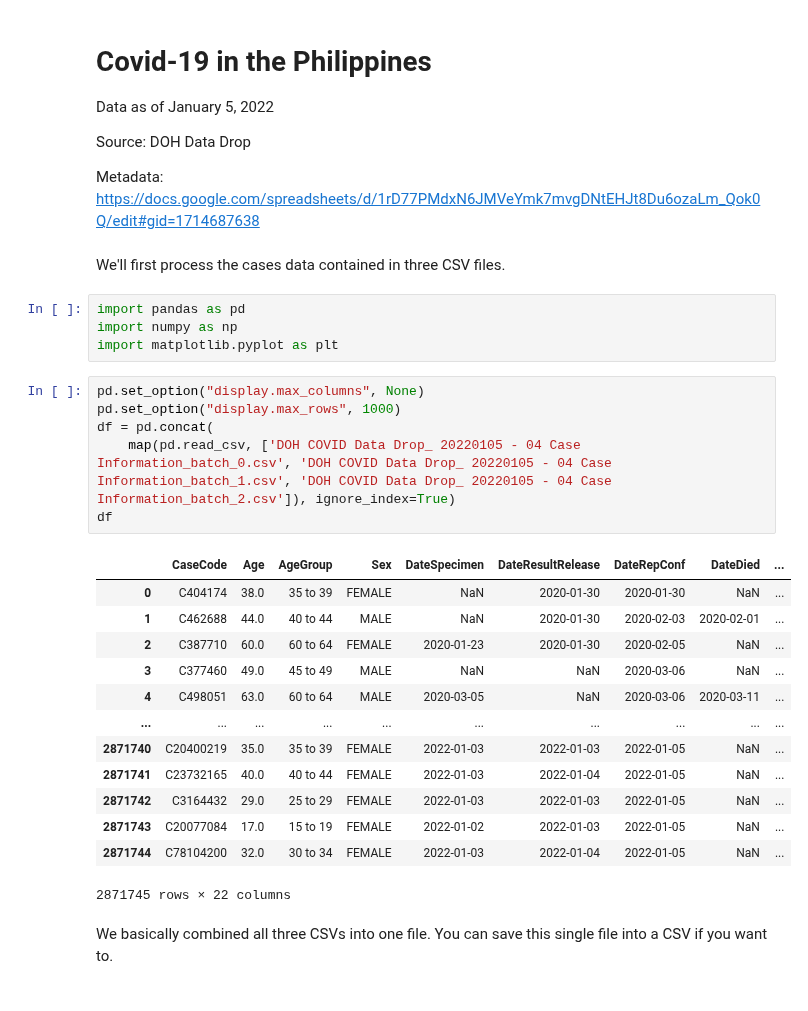
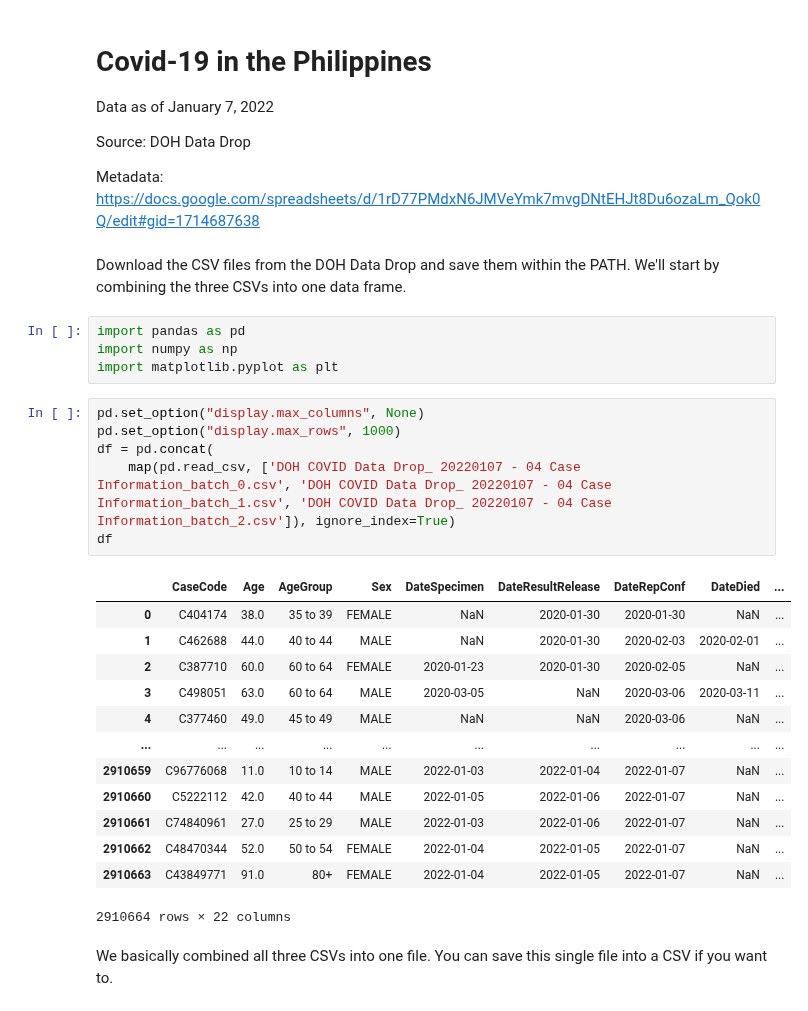
Before and after one commit to pmagtulis/covid-ph, a Jupyter notebook: covid-philippines.ipynb, the cells around one changed output. Drawn from its saved outputs; the diff is of its cells as text.

```diff
--- a/covid-philippines.ipynb
+++ b/covid-philippines.ipynb
@@ -1,13 +1,13 @@
 # %% [markdown]
 # Covid-19 in the Philippines
 
-Data as of January 5, 2022
+Data as of January 7, 2022
 
 Source: DOH Data Drop
 
 Metadata: https://docs.google.com/spreadsheets/d/1rD77PMdxN6JMVeYmk7mvgDNtEHJt8Du6ozaLm_Qok0Q/edit#gid=1714687638
 # %% [markdown]
-We'll first process the cases data contained in three CSV files.
+Download the CSV files from the DOH Data Drop and save them within the PATH. We'll start by combining the three CSVs into one data frame.
 # %%
 import pandas as pd
 import numpy as np
@@ -15,23 +15,23 @@ import matplotlib.pyplot as plt
 # %%
 pd.set_option("display.max_columns", None)
 pd.set_option("display.max_rows", 1000)
 df = pd.concat(
-    map(pd.read_csv, ['DOH COVID Data Drop_ 20220105 - 04 Case Information_batch_0.csv', 'DOH COVID Data Drop_ 20220105 - 04 Case Information_batch_1.csv', 'DOH COVID Data Drop_ 20220105 - 04 Case Information_batch_2.csv']), ignore_index=True)
+    map(pd.read_csv, ['DOH COVID Data Drop_ 20220107 - 04 Case Information_batch_0.csv', 'DOH COVID Data Drop_ 20220107 - 04 Case Information_batch_1.csv', 'DOH COVID Data Drop_ 20220107 - 04 Case Information_batch_2.csv']), ignore_index=True)
 df
 # %% [output]
 |  | CaseCode | Age | AgeGroup | Sex | DateSpecimen | DateResultRelease | DateRepConf | DateDied | ... |
 | 0 | C404174 | 38.0 | 35 to 39 | FEMALE | NaN | 2020-01-30 | 2020-01-30 | NaN | ... |
 | 1 | C462688 | 44.0 | 40 to 44 | MALE | NaN | 2020-01-30 | 2020-02-03 | 2020-02-01 | ... |
 | 2 | C387710 | 60.0 | 60 to 64 | FEMALE | 2020-01-23 | 2020-01-30 | 2020-02-05 | NaN | ... |
-| 3 | C377460 | 49.0 | 45 to 49 | MALE | NaN | NaN | 2020-03-06 | NaN | ... |
-| 4 | C498051 | 63.0 | 60 to 64 | MALE | 2020-03-05 | NaN | 2020-03-06 | 2020-03-11 | ... |
+| 3 | C498051 | 63.0 | 60 to 64 | MALE | 2020-03-05 | NaN | 2020-03-06 | 2020-03-11 | ... |
+| 4 | C377460 | 49.0 | 45 to 49 | MALE | NaN | NaN | 2020-03-06 | NaN | ... |
 | ... | ... | ... | ... | ... | ... | ... | ... | ... | ... |
-| 2871740 | C20400219 | 35.0 | 35 to 39 | FEMALE | 2022-01-03 | 2022-01-03 | 2022-01-05 | NaN | ... |
-| 2871741 | C23732165 | 40.0 | 40 to 44 | FEMALE | 2022-01-03 | 2022-01-04 | 2022-01-05 | NaN | ... |
-| 2871742 | C3164432 | 29.0 | 25 to 29 | FEMALE | 2022-01-03 | 2022-01-03 | 2022-01-05 | NaN | ... |
-| 2871743 | C20077084 | 17.0 | 15 to 19 | FEMALE | 2022-01-02 | 2022-01-03 | 2022-01-05 | NaN | ... |
-| 2871744 | C78104200 | 32.0 | 30 to 34 | FEMALE | 2022-01-03 | 2022-01-04 | 2022-01-05 | NaN | ... |
+| 2910659 | C96776068 | 11.0 | 10 to 14 | MALE | 2022-01-03 | 2022-01-04 | 2022-01-07 | NaN | ... |
+| 2910660 | C5222112 | 42.0 | 40 to 44 | MALE | 2022-01-05 | 2022-01-06 | 2022-01-07 | NaN | ... |
+| 2910661 | C74840961 | 27.0 | 25 to 29 | MALE | 2022-01-03 | 2022-01-06 | 2022-01-07 | NaN | ... |
+| 2910662 | C48470344 | 52.0 | 50 to 54 | FEMALE | 2022-01-04 | 2022-01-05 | 2022-01-07 | NaN | ... |
+| 2910663 | C43849771 | 91.0 | 80+ | FEMALE | 2022-01-04 | 2022-01-05 | 2022-01-07 | NaN | ... |
-2871745 rows × 22 columns
+2910664 rows × 22 columns
 # %% [markdown]
 We basically combined all three CSVs into one file.
 You can save this single file into a CSV if you want to.
```
Also changed, not shown: parts of 40 cells of this notebook.
